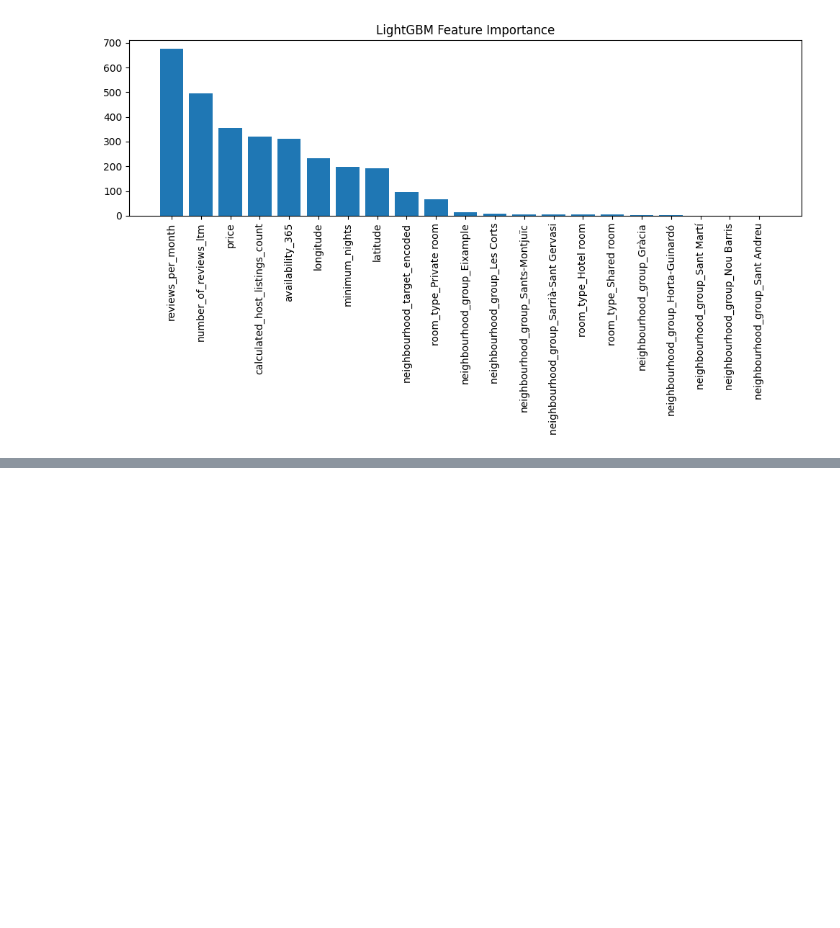
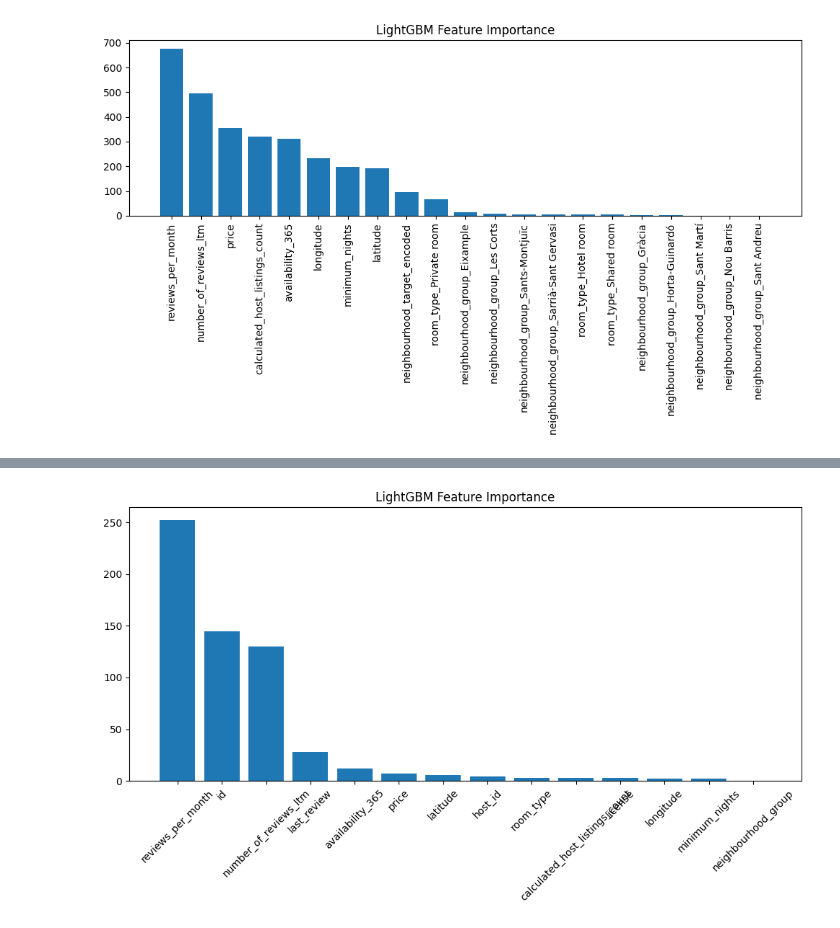
Before and after one commit to Abdelrahman-Elshahed/Qafza_Tasks, a Jupyter notebook: Task 6/Model_NoteBook.ipynb, the cells around one changed output, grey strips where cells are left out. Saved outputs shown, nothing was run; the diff lists cells and outputs as text; code cells hidden in the pictures; blank space fills up the shorter version.

```diff
--- a/Task 6/Model_NoteBook.ipynb
+++ b/Task 6/Model_NoteBook.ipynb
@@ -832,0 +900,89 @@ print(df)
+# %%
+import os
+import pandas as pd
+import numpy as np
+import matplotlib.pyplot as plt
+from sklearn.model_selection import train_test_split
+from sklearn.metrics import mean_squared_error, r2_score
+import lightgbm as lgb
+import dagshub
+import mlflow
+import mlflow.lightgbm
+from datetime import datetime
+
+# Initialize DagsHub connection
+dagshub.init(repo_owner='Abdelrahman-Elshahed', repo_name='Qafza_Tasks', mlflow=True)
+
+# Load and preprocess data
+df = pd.read_csv('D:\College\Qafza\Task6 - CH6\listings.csv')
+
+# Handle missing values
+df['last_review'] = pd.to_datetime(df['last_review']).fillna(pd.Timestamp.now())
+df['last_review'] = (pd.Timestamp.now() - df['last_review']).dt.days
+df['license'] = df['license'].fillna('missing')
+
+# Drop unnecessary columns
+df.drop(columns=['name', 'host_name', 'neighbourhood'], inplace=True)
+
+# Convert categorical columns
+categorical_cols = ['neighbourhood_group', 'room_type', 'license']
+for col in categorical_cols:
+    df[col] = df[col].astype('category')
+
+# Split features and target
+X = df.drop('number_of_reviews', axis=1)
+y = df['number_of_reviews']
+
+# Train test split
+X_train, X_test, y_train, y_test = train_test_split(X, y, test_size=0.2, random_state=42)
+
+# LightGBM parameters
+lgb_params = {
+    'n_estimators': 100,
+    'learning_rate': 0.1,
+    'max_depth': 3,
+    'random_state': 42,
+    'categorical_feature': categorical_cols
+}
+
+# Create and train model
+lgb_model = lgb.LGBMRegressor(**lgb_params)
+
+# MLflow tracking
+with mlflow.start_run(run_name='lightgbm_experiment'):
+    # Train model
+    lgb_model.fit(X_train, y_train)
+    y_pred = lgb_model.predict(X_test)
+
+    # Log parameters
+    mlflow.log_params(lgb_params)
+
+    # Calculate and log metrics
+    metrics = {
+        'mse': mean_squared_error(y_test, y_pred),
+        'r2': r2_score(y_test, y_pred)
+    }
+    mlflow.log_metrics(metrics)
+
+    # Log model
+    mlflow.lightgbm.log_model(lgb_model, "lightgbm_model")
+
+    # Feature importance plot
+    feature_importance = pd.DataFrame({
+        'feature': X.columns,
+        'importance': lgb_model.feature_importances_
+    }).sort_values('importance', ascending=False)
+
+    plt.figure(figsize=(10,6))
+    plt.bar(feature_importance['feature'], feature_importance['importance'])
+    plt.xticks(rotation=45)
+    plt.title('LightGBM Feature Importance')
+    plt.tight_layout()
+
+    # Save and log plot
+    os.makedirs('artifacts', exist_ok=True)
+    plt.savefig('artifacts/feature_importance.png')
+    mlflow.log_artifact('artifacts/feature_importance.png')
+
+print(f"Model training completed with metrics: {metrics}")
+# %% [output]
@@ -832,0 +1014 @@ print(df)
+[figure, added]
```
Also changed, not shown: parts of 9 cells of this notebook.
